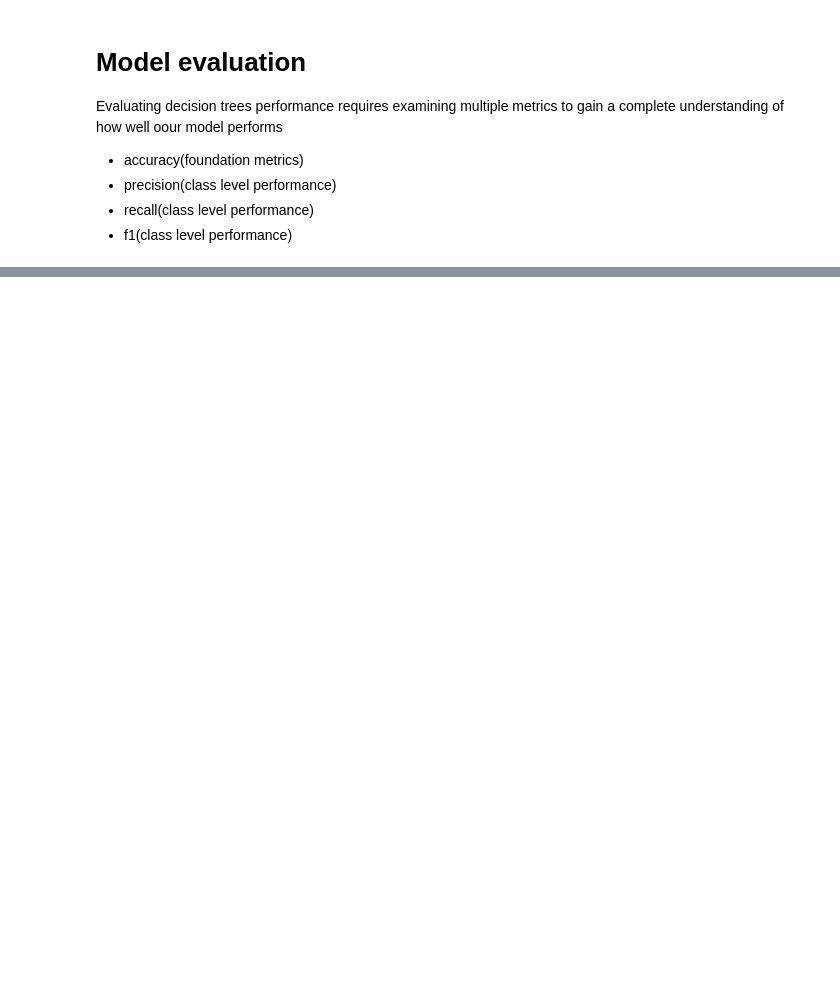
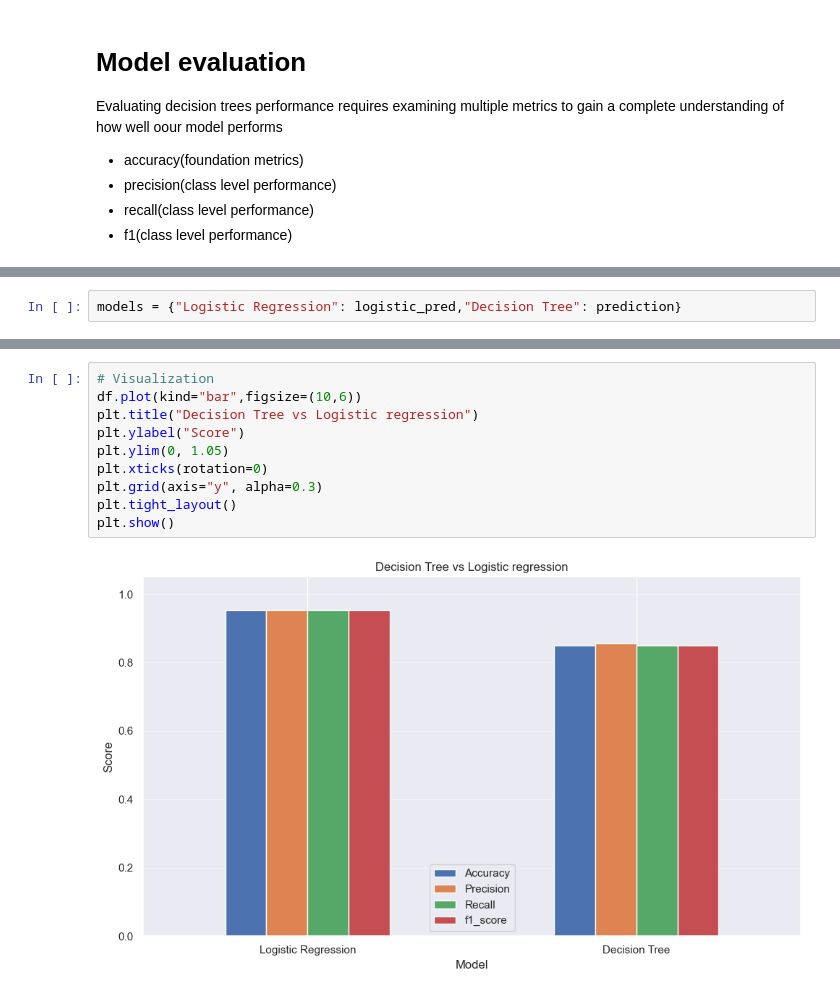
Before and after one commit to SadmanUddin/Machine-Learning-Lab, a Jupyter notebook: Decision tree/Untitled-1.ipynb, the cells around one changed output, grey strips where cells are left out. Drawn from its saved outputs; the diff is of its cells as text; blank space fills up the shorter version.

```diff
--- a/Decision tree/Untitled-1.ipynb
+++ b/Decision tree/Untitled-1.ipynb
@@ -151,0 +186,2 @@ Text(0.5, 77.24999999999999, 'predicted')
+# %%
+models = {"Logistic Regression": logistic_pred,"Decision Tree": prediction}
@@ -151,0 +217,12 @@ Text(0.5, 77.24999999999999, 'predicted')
+# %%
+# Visualization
+df.plot(kind="bar",figsize=(10,6))
+plt.title("Decision Tree vs Logistic regression")
+plt.ylabel("Score")
+plt.ylim(0, 1.05)
+plt.xticks(rotation=0)
+plt.grid(axis="y", alpha=0.3)
+plt.tight_layout()
+plt.show()
+# %% [output]
+[figure, added]
```
Also changed, not shown: parts of 12 cells of this notebook.
